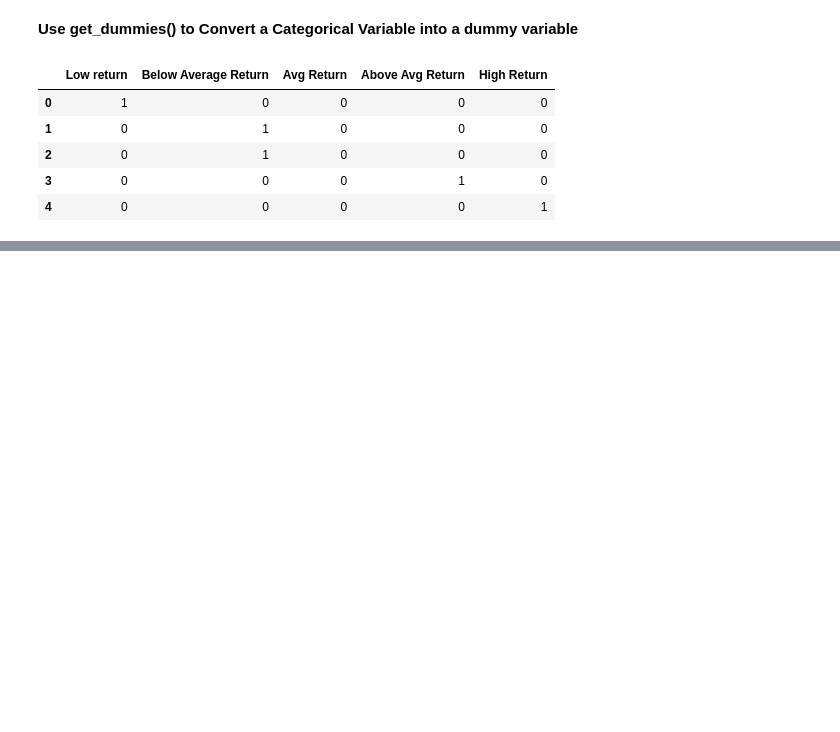
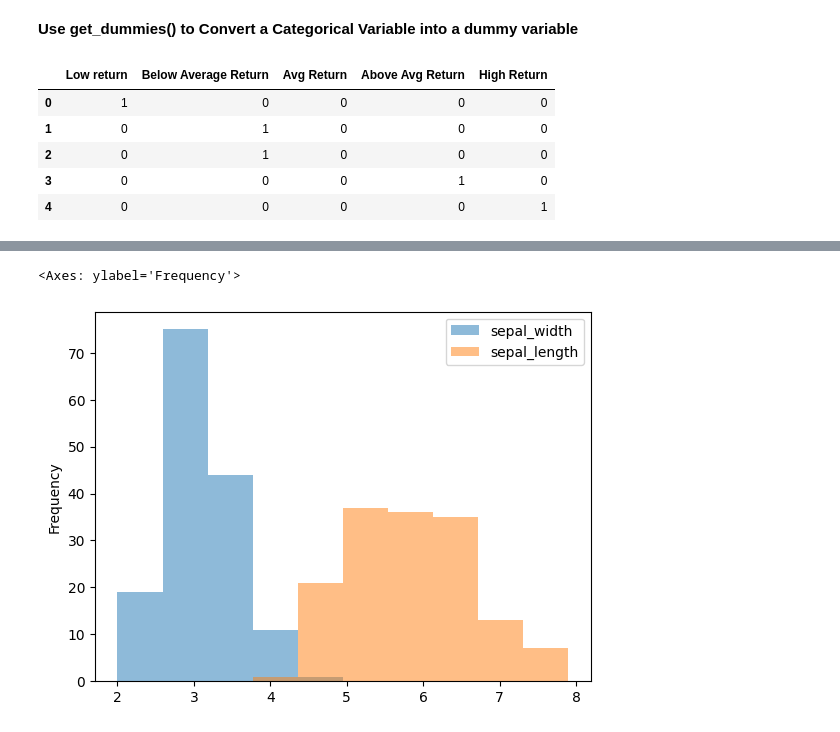
Before and after one commit to Rohitkumar-88/ML_Projects, a Jupyter notebook: Advance_Pandas.ipynb, the cells around one changed output, grey strips where cells are left out. Saved outputs shown, nothing was run; the diff lists cells and outputs as text; code cells hidden in the pictures; blank space fills up the shorter version.

```diff
--- a/Advance_Pandas.ipynb
+++ b/Advance_Pandas.ipynb
@@ -978,0 +1030,5 @@ pd.get_dummies(df['Count Category'])
+# %%
+iris[['sepal_width', 'sepal_length']].plot.hist(alpha=0.5)
+# %% [output]
+<Axes: ylabel='Frequency'>
+[figure, added]
```
Also changed, not shown: parts of 30 cells of this notebook.
